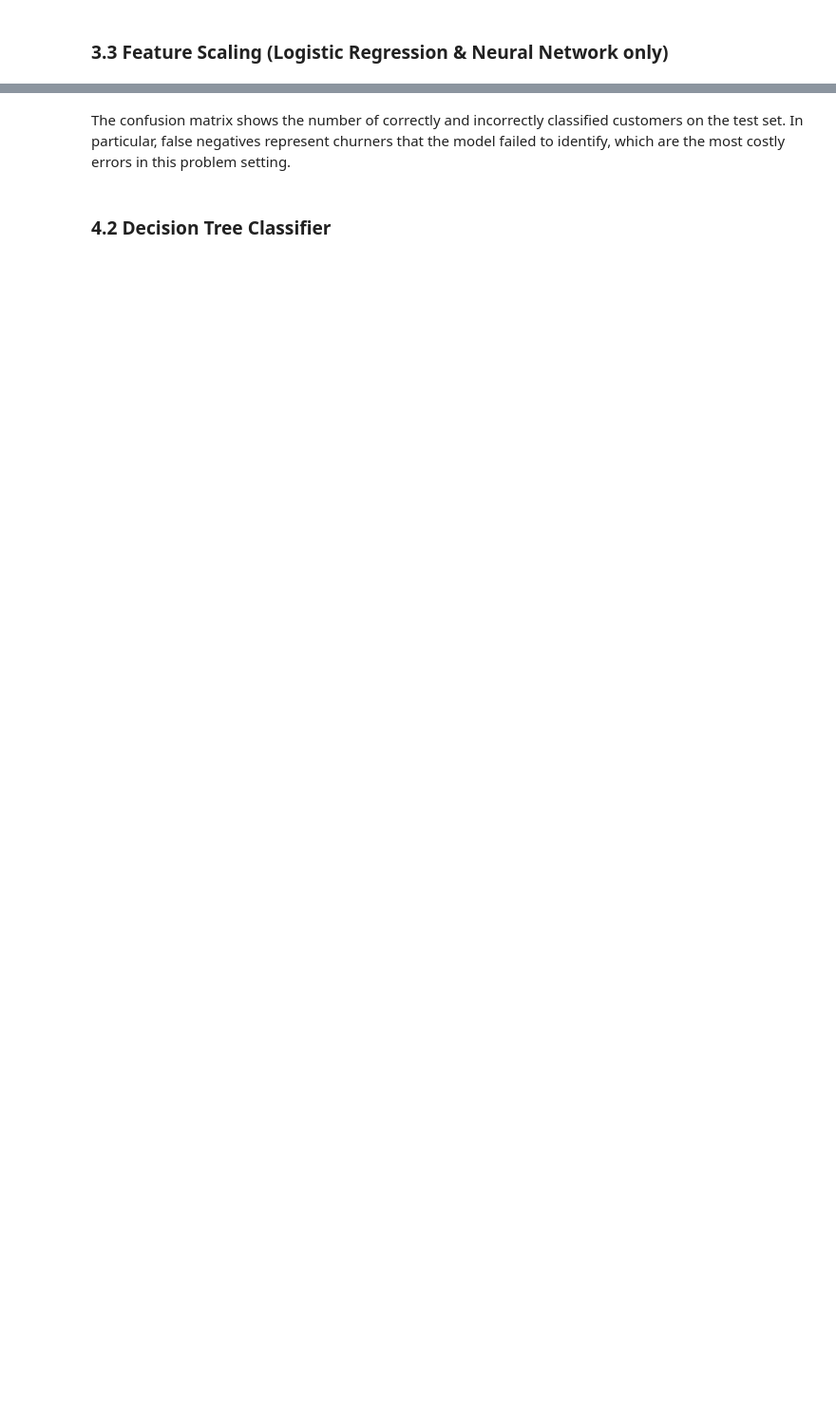
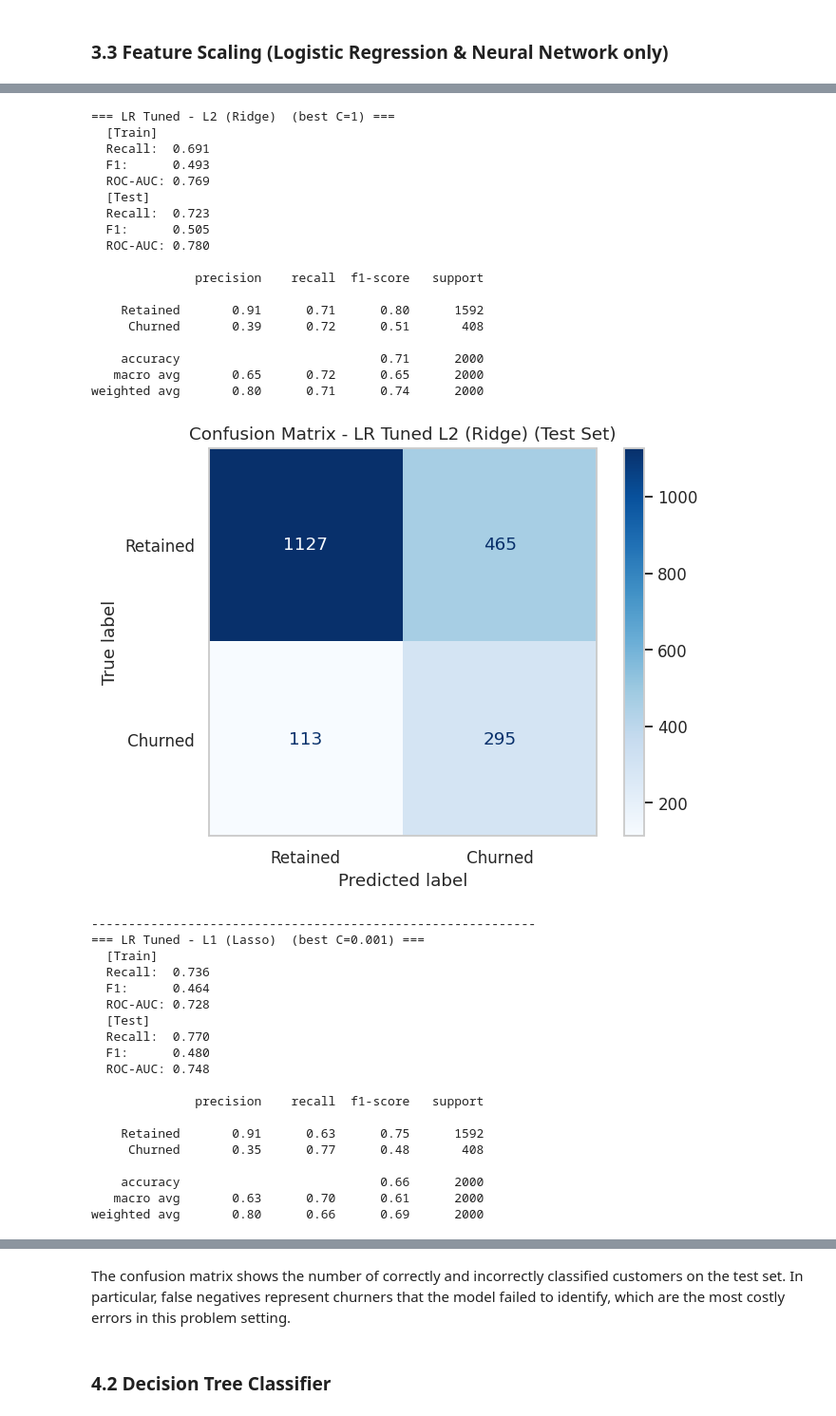
Before and after one commit to karanchampaneri/churn-project-mse446, a Jupyter notebook: notebook.ipynb, the cells around one changed output, grey strips where cells are left out. Shown at 95% size. Drawn from its saved outputs; the diff is of its cells as text; code cells hidden in the pictures; blank space fills up the shorter version.

Commit message:
improving log-reg section

```diff
--- a/notebook.ipynb
+++ b/notebook.ipynb
@@ -348,0 +423,65 @@ plt.show()
+# %%
+# Evaluate and compare both tuned models side-by-side
+for label, grid in [("L2 (Ridge)", lr_l2_grid), ("L1 (Lasso)", lr_l1_grid)]:
+    model = grid.best_estimator_
+    print(f"=== LR Tuned - {label}  (best C={model.C}) ===")
+    print_metrics("  [Train]", y_train, model.predict(X_train_scaled), model.predict_proba(X_train_scaled)[:, 1])
+    print_metrics("  [Test] ", y_test,  model.predict(X_test_scaled),  model.predict_proba(X_test_scaled)[:, 1])
+    print()
+    print(classification_report(y_test, model.predict(X_test_scaled), target_names=["Retained", "Churned"]))
+
+    cm = confusion_matrix(y_test, model.predict(X_test_scaled))
+    ConfusionMatrixDisplay(cm, display_labels=["Retained", "Churned"]).plot(cmap="Blues", values_format="d")
+    plt.title(f"Confusion Matrix - LR Tuned {label} (Test Set)")
+    plt.grid(False)
+    plt.tight_layout()
+    plt.show()
+    print("-" * 60)
+
+# Select the final LR model for use in the model comparison (Section 4.8)
+# L2 is preferred: better F1 and ROC-AUC with comparable recall; less prone to degenerate solutions
+best_lr_model      = lr_l2_grid.best_estimator_
+best_lr_train_pred = best_lr_model.predict(X_train_scaled)
+best_lr_test_pred  = best_lr_model.predict(X_test_scaled)
+best_lr_train_prob = best_lr_model.predict_proba(X_train_scaled)[:, 1]
+best_lr_test_prob  = best_lr_model.predict_proba(X_test_scaled)[:, 1]
+print(f"\nFinal LR model: L2  |  C={best_lr_model.C}")
+# %% [output]
+=== LR Tuned - L2 (Ridge)  (best C=1) ===
+  [Train]
+  Recall:  0.691
+  F1:      0.493
+  ROC-AUC: 0.769
+  [Test]
+  Recall:  0.723
+  F1:      0.505
+  ROC-AUC: 0.780
+
+              precision    recall  f1-score   support
+
+    Retained       0.91      0.71      0.80      1592
+     Churned       0.39      0.72      0.51       408
+
+    accuracy                           0.71      2000
+   macro avg       0.65      0.72      0.65      2000
+weighted avg       0.80      0.71      0.74      2000
+[figure, added]
+------------------------------------------------------------
+=== LR Tuned - L1 (Lasso)  (best C=0.001) ===
+  [Train]
+  Recall:  0.736
+  F1:      0.464
+  ROC-AUC: 0.728
+  [Test]
+  Recall:  0.770
+  F1:      0.480
+  ROC-AUC: 0.748
+
+              precision    recall  f1-score   support
+
+    Retained       0.91      0.63      0.75      1592
+     Churned       0.35      0.77      0.48       408
+
+    accuracy                           0.66      2000
+   macro avg       0.63      0.70      0.61      2000
+weighted avg       0.80      0.66      0.69      2000
```
Also changed, not shown: parts of 58 cells of this notebook.
